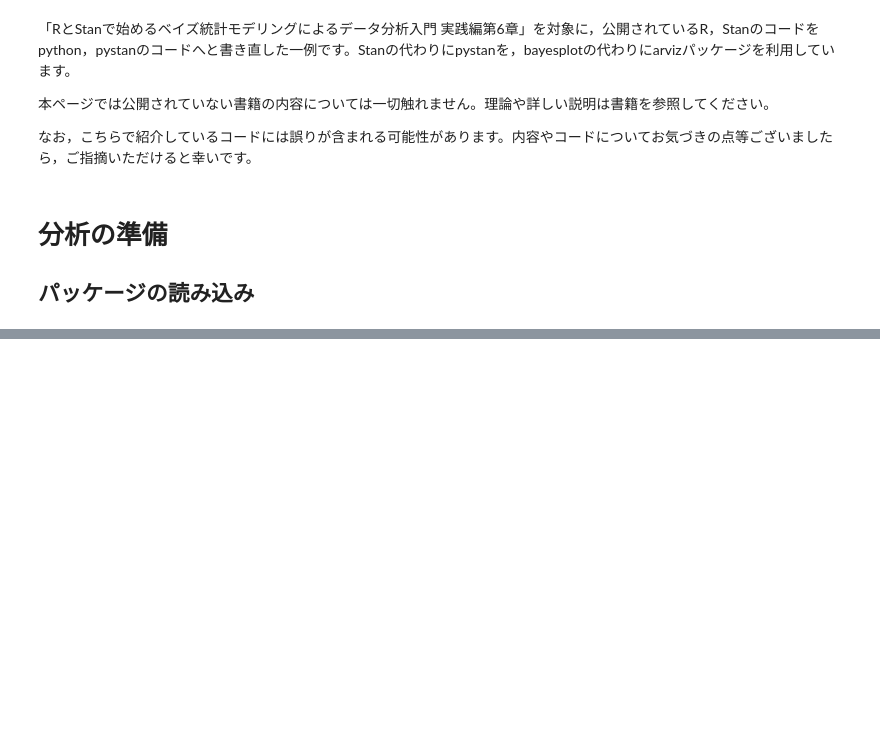
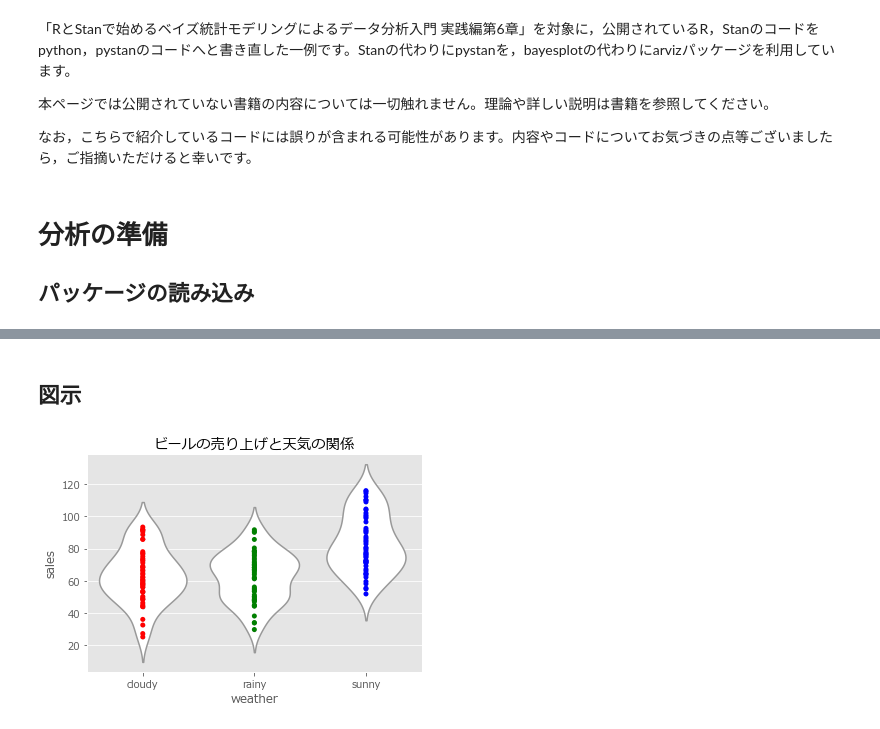
Before and after one commit to Data-Anal-Ojisan/DataAnalOji.hatena.sample, a Jupyter notebook: python_samples/stan/3-6-ダミー変数と分散分析モデル.ipynb, the cells around one changed output, grey strips where cells are left out. Drawn from its saved outputs; the diff is of its cells as text; code cells hidden in the pictures; blank space fills up the shorter version.

```diff
--- a/python_samples/stan/3-6-ダミー変数と分散分析モデル.ipynb
+++ b/python_samples/stan/3-6-ダミー変数と分散分析モデル.ipynb
@@ -22,0 +26,3 @@ plt.rcParams['font.family'] = 'Meiryo'
+# %%
+sales_weather = pd.read_csv('3-6-1-beer-sales-3.csv')
+sales_weather.head(n=3)
@@ -22,0 +54,20 @@ plt.rcParams['font.family'] = 'Meiryo'
+# %% [markdown]
+## 図示
+# %%
+plt.figure()
+sns.violinplot(x='weather',
+               y='sales',
+               data=sales_weather,
+               inner='point',
+               order=['cloudy', 'rainy', 'sunny'],
+               color='white')
+sns.stripplot(x='weather',
+              y='sales',
+              data=sales_weather,
+              order=['cloudy', 'rainy', 'sunny'],
+              palette=['r', 'g', 'b'],
+              jitter=0)
+plt.title('ビールの売り上げと天気の関係')
+plt.show()
+# %% [output]
+[figure, added]
```
Also changed, not shown: parts of 11 cells of this notebook.
